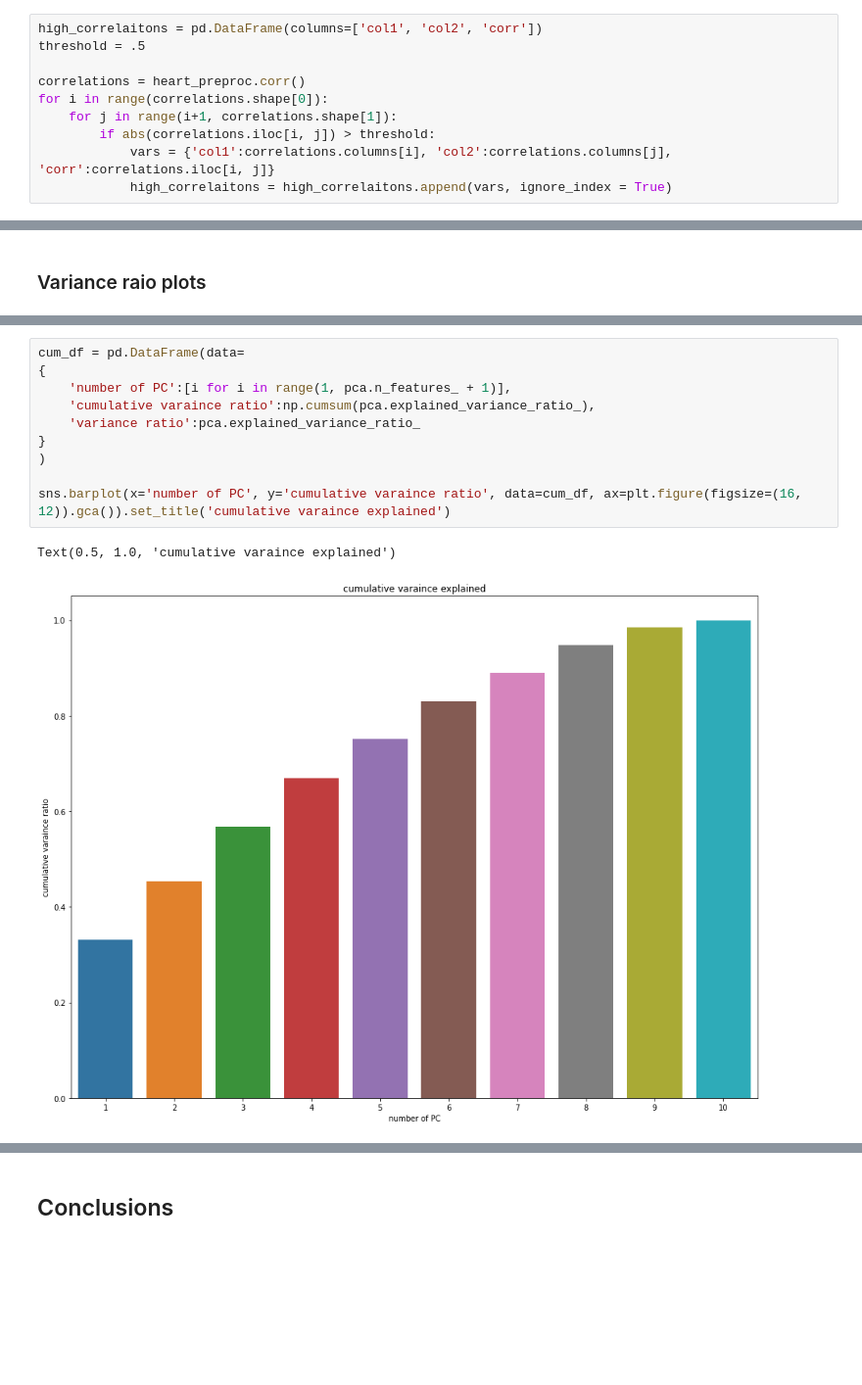
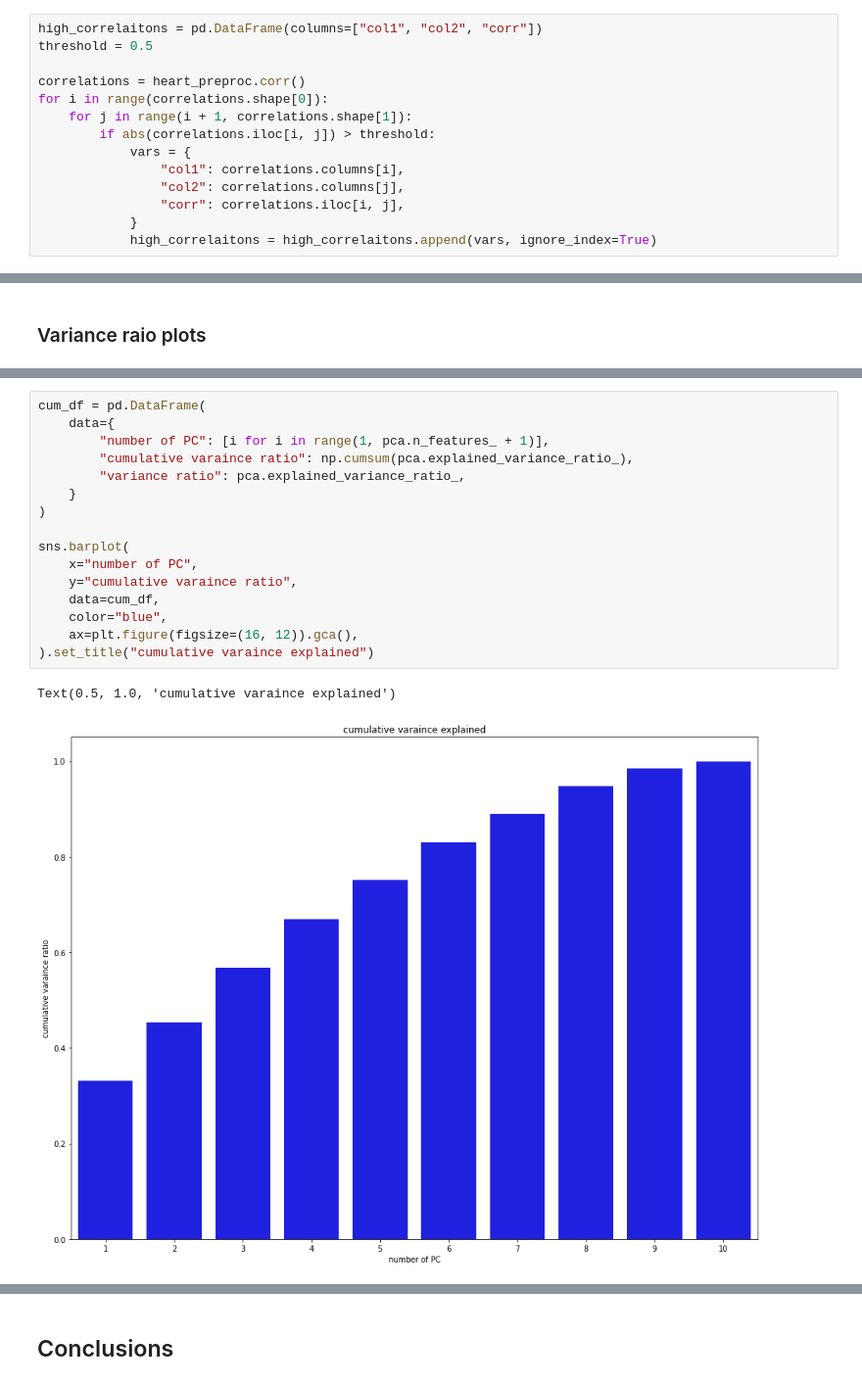
Before and after one commit to DawidPludowski/WUM-PD6, a Jupyter notebook: notebooks/WUM_pd6.ipynb, the cells around one changed output, grey strips where cells are left out. Shown: that part at 98% size. Saved outputs shown, nothing was run; the diff lists cells and outputs as text; blank space fills up the shorter version.

Commit message:
update README, change plot colors

```diff
--- a/notebooks/WUM_pd6.ipynb
+++ b/notebooks/WUM_pd6.ipynb
@@ -128,15 +126,19 @@ sns.heatmap(heart_preproc.corr(), cmap='YlGnBu', annot=True, ax=plt.figure(figsi
 <AxesSubplot:>
 [figure]
 # %%
-high_correlaitons = pd.DataFrame(columns=['col1', 'col2', 'corr'])
-threshold = .5
+high_correlaitons = pd.DataFrame(columns=["col1", "col2", "corr"])
+threshold = 0.5
 
 correlations = heart_preproc.corr()
 for i in range(correlations.shape[0]):
-    for j in range(i+1, correlations.shape[1]):
+    for j in range(i + 1, correlations.shape[1]):
         if abs(correlations.iloc[i, j]) > threshold:
-            vars = {'col1':correlations.columns[i], 'col2':correlations.columns[j], 'corr':correlations.iloc[i, j]}
-            high_correlaitons = high_correlaitons.append(vars, ignore_index = True)
+            vars = {
+                "col1": correlations.columns[i],
+                "col2": correlations.columns[j],
+                "corr": correlations.iloc[i, j],
+            }
+            high_correlaitons = high_correlaitons.append(vars, ignore_index=True)
 # %%
 high_correlaitons
 # %% [output]
@@ -175,15 +182,21 @@ Text(0.5, 1.0, 'Expalined variance ratio')
 # %%
-cum_df = pd.DataFrame(data=
-{
-    'number of PC':[i for i in range(1, pca.n_features_ + 1)],
-    'cumulative varaince ratio':np.cumsum(pca.explained_variance_ratio_),
-    'variance ratio':pca.explained_variance_ratio_
-}
+cum_df = pd.DataFrame(
+    data={
+        "number of PC": [i for i in range(1, pca.n_features_ + 1)],
+        "cumulative varaince ratio": np.cumsum(pca.explained_variance_ratio_),
+        "variance ratio": pca.explained_variance_ratio_,
+    }
 )
 
-sns.barplot(x='number of PC', y='cumulative varaince ratio', data=cum_df, ax=plt.figure(figsize=(16, 12)).gca()).set_title('cumulative varaince explained')
+sns.barplot(
+    x="number of PC",
+    y="cumulative varaince ratio",
+    data=cum_df,
+    color="blue",
+    ax=plt.figure(figsize=(16, 12)).gca(),
+).set_title("cumulative varaince explained")
 # %% [output]
 Text(0.5, 1.0, 'cumulative varaince explained')
-[figure, old version]
+[figure, new version]
 # %%
 def show_min_variance(threshold):
```
Also changed, not shown: parts of 11 cells of this notebook, 2 other files.
